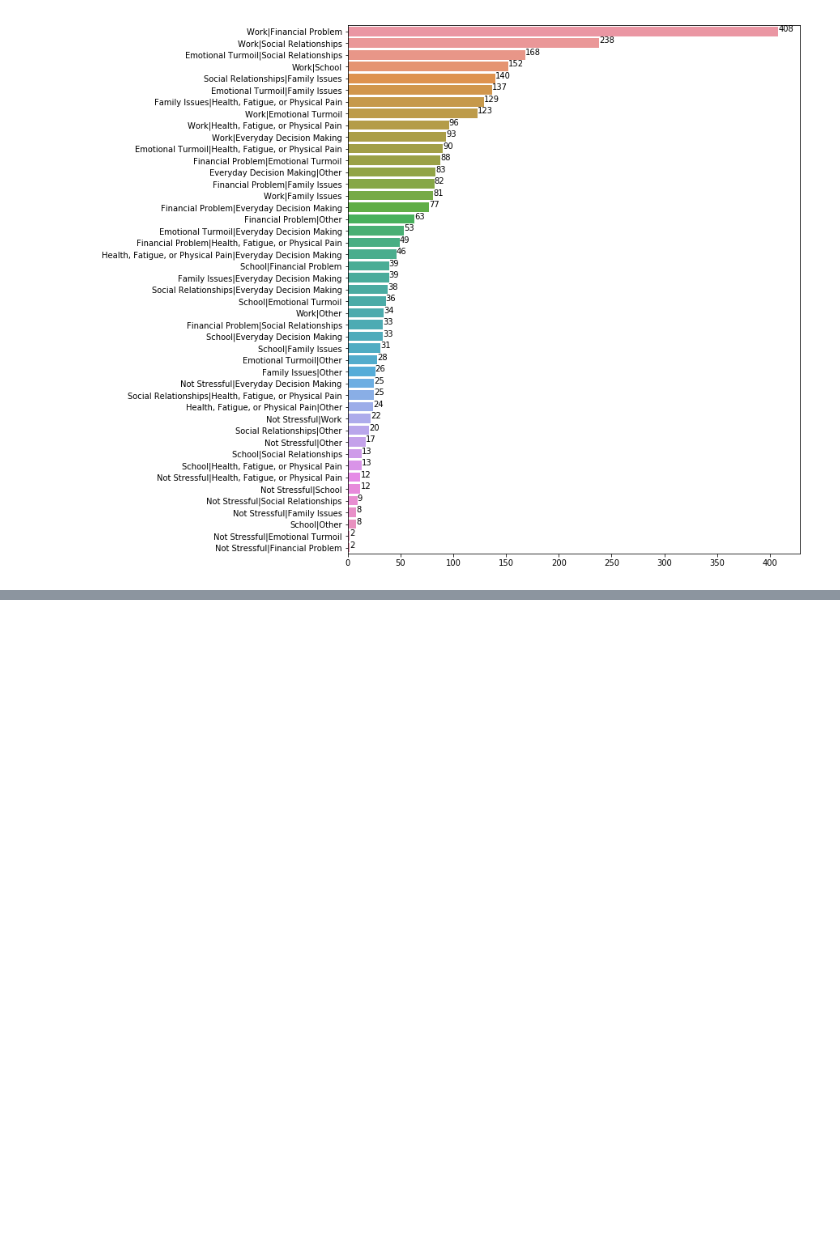
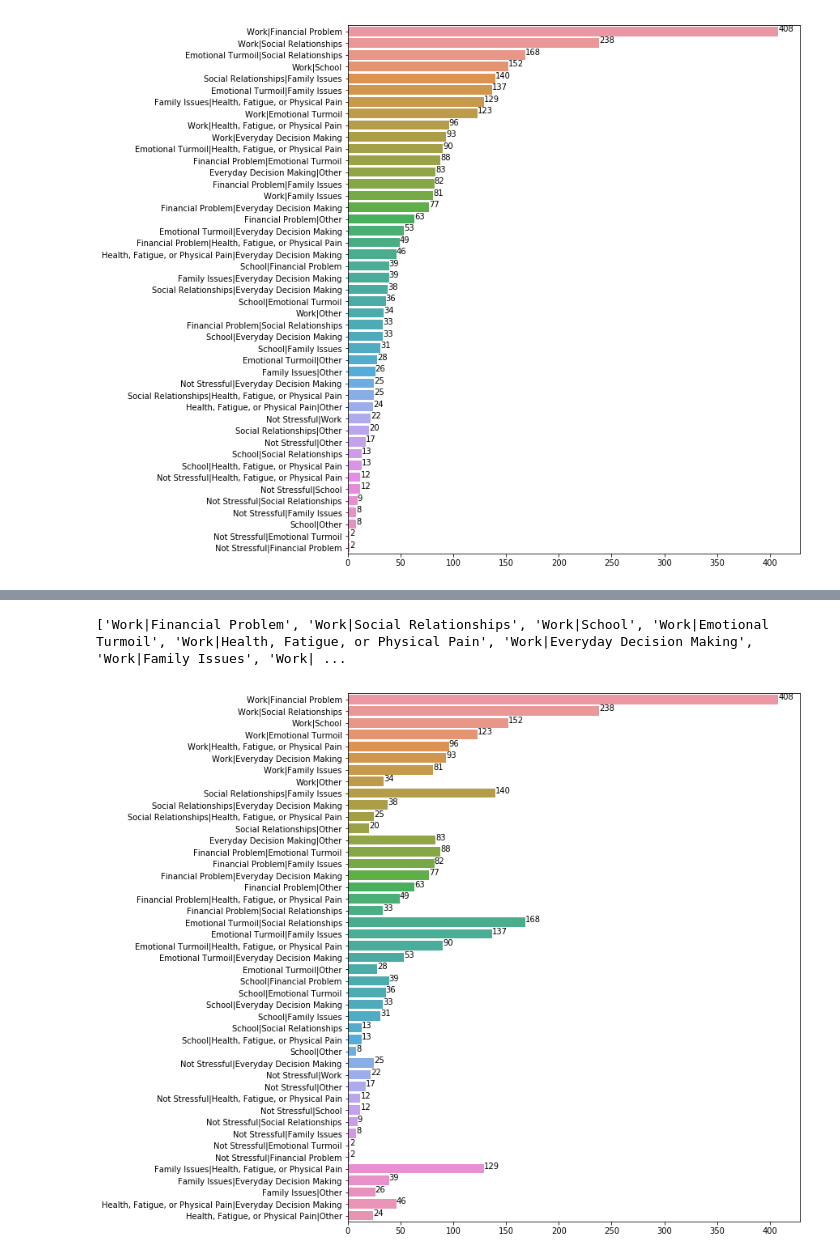
Before and after one commit to PervasiveWellbeingTech/Popbots-mTurk-HITS, a Jupyter notebook: mturk-automation/pair_analysis.ipynb, the cells around one changed output, grey strips where cells are left out. Saved outputs shown, nothing was run; the diff lists cells and outputs as text; code cells hidden in the pictures; blank space fills up the shorter version.

```diff
--- a/mturk-automation/pair_analysis.ipynb
+++ b/mturk-automation/pair_analysis.ipynb
@@ -86,0 +148,24 @@ for index, value in enumerate(values):
+# %%
+ordered_tuples = []
+seen = []
+flag = False
+for label in counts_dictionary:
+    label_main, label_sec = label.split('|')
+    temporary_dict = {}
+    for label_want in counts_dictionary:
+        first, second = label_want.split('|')
+        if (label_main == first) and (label_want not in seen):
+            seen.append(label_want)
+            temporary_dict[label_want] = counts_dictionary[label_want]
+    dict_tuples = sorted([item for item in temporary_dict.items()], key=lambda item: item[1], reverse=True)
+    ordered_tuples.extend(dict_tuples)
+sortednew_dict = {}
+for pair in ordered_tuples:
+    sortednew_dict[pair[0]] = pair[1]
+new_dict = {'stressor': [], 'count': []}
+for label in sortednew_dict:
+    new_dict['stressor'].append(label)
+    new_dict['count'].append(counts_dictionary[label])
+print((new_dict['stressor']))
+# %% [output]
+['Work|Financial Problem', 'Work|Social Relationships', 'Work|School', 'Work|Emotional Turmoil', 'Work|Health, Fatigue, or Physical Pain', 'Work|Everyday Decision Making', 'Work|Family Issues', 'Work| ...
@@ -86,0 +176,8 @@ for index, value in enumerate(values):
+# %%
+values = new_dict['count']
+plt.subplots(figsize = (10,12))
+sns.barplot(x='count', y='stressor', data=new_dict)
+for index, value in enumerate(values):
+        plt.text(value, index, str(value))
+# %% [output]
+[figure, added]
```
Also changed, not shown: parts of 8 cells of this notebook.
